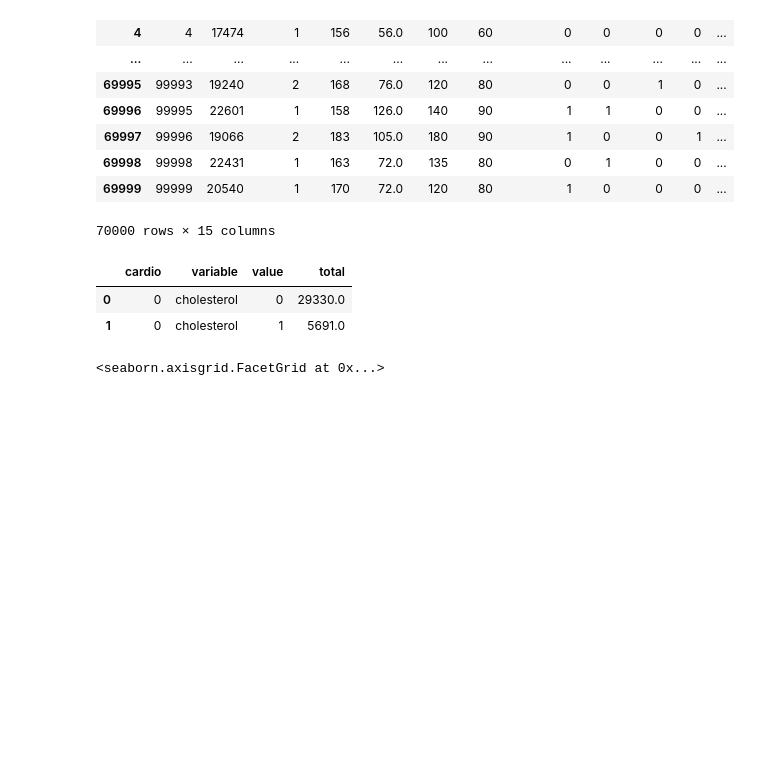
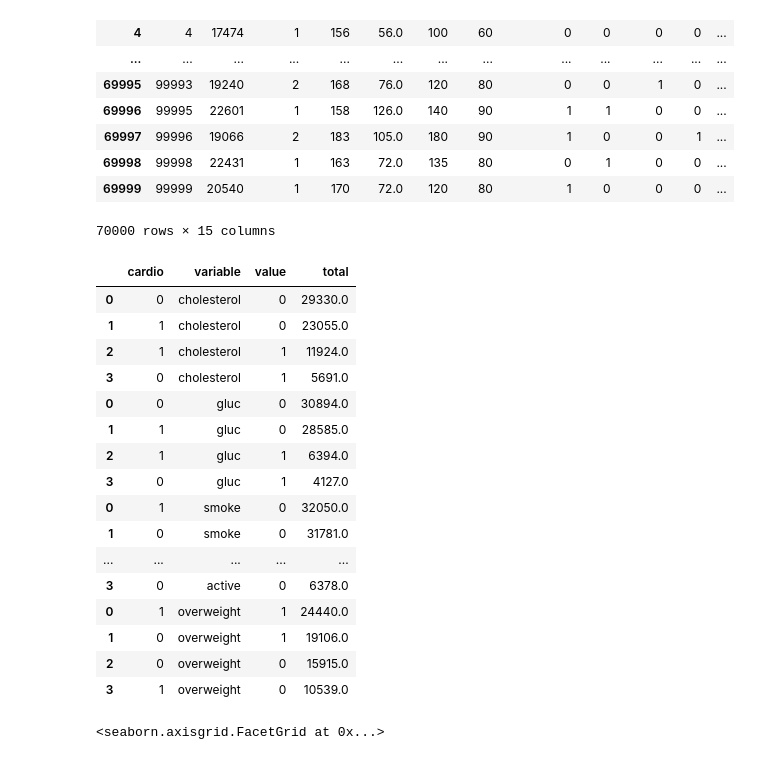
Before and after one commit to JavierRojas14/Medical_Data_Visualizer, a Jupyter notebook: medical_examination.ipynb, the cells around one changed output. Saved outputs shown, nothing was run; the diff lists cells and outputs as text; code cells hidden in the pictures; blank space fills up the shorter version.

```diff
--- a/medical_examination.ipynb
+++ b/medical_examination.ipynb
@@ -36,25 +36,31 @@ df
 70000 rows × 15 columns
 # %%
 df_cat = pd.melt(df, id_vars = 'cardio', value_vars = ['cholesterol', 'gluc', 'smoke', 'alco', 'active', 'overweight'])
+df_cat_total = pd.DataFrame(columns = ['cardio', 'variable', 'value'])
 
-df_cat_0 = df_cat[df_cat['cardio'] == 0]
-df_cat_1 = df_cat[df_cat['cardio'] == 1]
+for i in df_cat.variable.unique():
+    df_nueva = df_cat[df_cat['variable'] == i]
+    df_nueva = pd.DataFrame(df_nueva.value_counts())
+    df_nueva = df_nueva.reset_index()
+    df_cat_total = pd.concat([df_cat_total, df_nueva])
 
-lista_df = [df_cat_0, df_cat_1]
-
-df_total = pd.DataFrame(columns = ['cardio', 'variable', 'value'])
-
-for dfs in lista_df:
-    for i in dfs.variable.unique():
-        df_nueva = dfs[dfs['variable'] == i]
-        df_nueva = pd.DataFrame(df_nueva.value_counts())
-        df_nueva = df_nueva.reset_index()
-        df_total = pd.concat([df_total, df_nueva])
-
-df_total.rename(columns = {0: 'total'}, inplace = True)
-df_total.head(2)
+df_cat_total.rename(columns = {0: 'total'}, inplace = True)
 # %% [output]
 |  | cardio | variable | value | total |
 | 0 | 0 | cholesterol | 0 | 29330.0 |
-| 1 | 0 | cholesterol | 1 | 5691.0 |
+| 1 | 1 | cholesterol | 0 | 23055.0 |
+| 2 | 1 | cholesterol | 1 | 11924.0 |
+| 3 | 0 | cholesterol | 1 | 5691.0 |
+| 0 | 0 | gluc | 0 | 30894.0 |
+| 1 | 1 | gluc | 0 | 28585.0 |
+| 2 | 1 | gluc | 1 | 6394.0 |
+| 3 | 0 | gluc | 1 | 4127.0 |
+| 0 | 1 | smoke | 0 | 32050.0 |
+| 1 | 0 | smoke | 0 | 31781.0 |
+| ... | ... | ... | ... | ... |
+| 3 | 0 | active | 0 | 6378.0 |
+| 0 | 1 | overweight | 1 | 24440.0 |
+| 1 | 0 | overweight | 1 | 19106.0 |
+| 2 | 0 | overweight | 0 | 15915.0 |
+| 3 | 1 | overweight | 0 | 10539.0 |
 # %%
```
Also changed, not shown: parts of 1 cell of this notebook, 1 other file.
